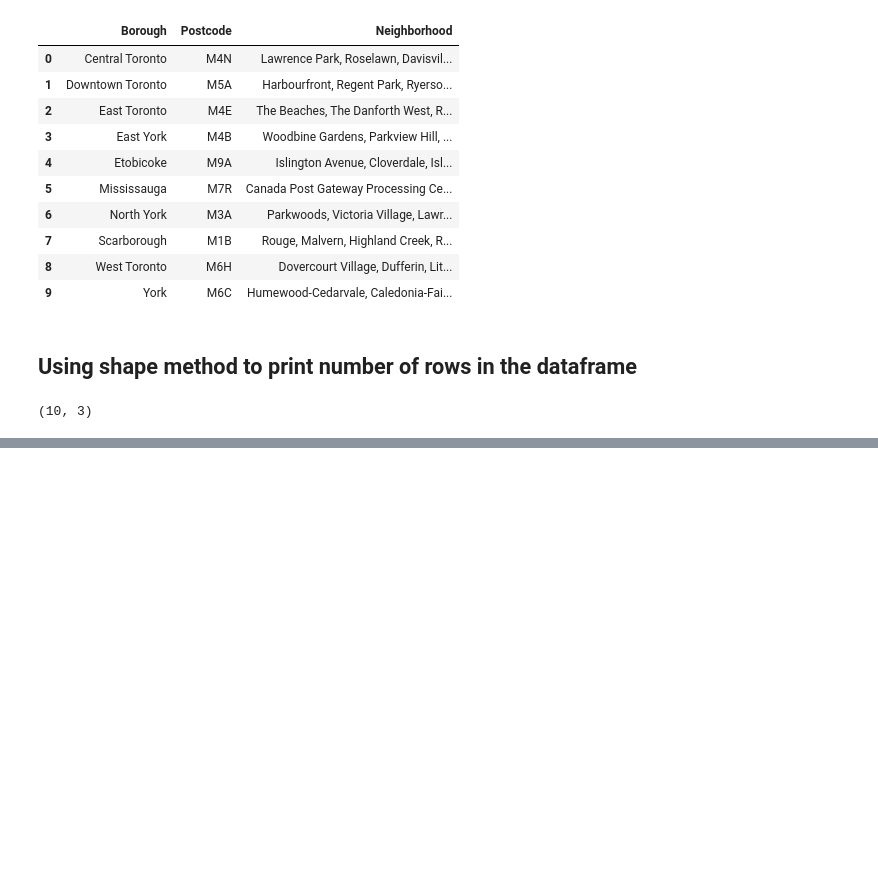
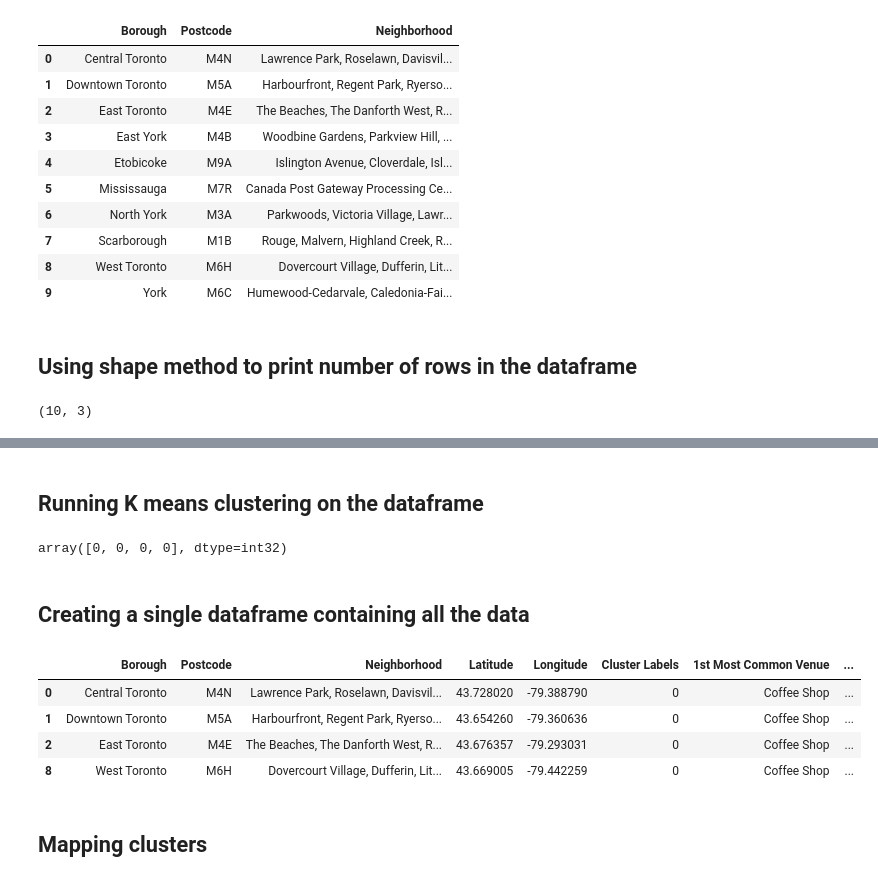
Before and after one commit to virendhanwani/Coursera_Capstone, a Jupyter notebook: Week3_assignment.ipynb, the cells around one changed output, grey strips where cells are left out. Cells and saved outputs as stored; diff of their text form; code cells hidden in the pictures; blank space fills up the shorter version.

```diff
--- a/Week3_assignment.ipynb
+++ b/Week3_assignment.ipynb
@@ -54,0 +280,21 @@ df.shape
+# %%
+num_top_venues = 10
+
+indicators = ['st', 'nd', 'rd']
+
+# create columns according to number of top venues
+columns = ['Neighborhood']
+for ind in np.arange(num_top_venues):
+    try:
+        columns.append('{}{} Most Common Venue'.format(ind+1, indicators[ind]))
+    except:
+        columns.append('{}th Most Common Venue'.format(ind+1))
+
+# create a new dataframe
+neighborhoods_venues_sorted = pd.DataFrame(columns=columns)
+neighborhoods_venues_sorted['Neighborhood'] = toronto_grouped['Neighborhood']
+
+for ind in np.arange(toronto_grouped.shape[0]):
+    neighborhoods_venues_sorted.iloc[ind, 1:] = return_most_common_venues(toronto_grouped.iloc[ind, :], num_top_venues)
+
+neighborhoods_venues_sorted.head()
@@ -54,0 +307,35 @@ df.shape
+# %% [markdown]
+## Running K means clustering on the dataframe
+# %%
+# set number of clusters
+kclusters = 4
+
+toronto_grouped_clustering = toronto_grouped.drop('Neighborhood', 1)
+
+# run k-means clustering
+kmeans = KMeans(n_clusters=kclusters, random_state=0).fit(toronto_grouped_clustering)
+
+# check cluster labels generated for each row in the dataframe
+kmeans.labels_[0:10]
+# %% [output]
+array([0, 0, 0, 0], dtype=int32)
+# %% [markdown]
+## Creating a single dataframe containing all the data
+# %%
+# add clustering labels
+neighborhoods_venues_sorted.insert(0, 'Cluster Labels', kmeans.labels_)
+
+toronto_merged = toronto_df
+
+# merge toronto_grouped with toronto_data to add latitude/longitude for each neighborhood
+toronto_merged = toronto_merged.join(neighborhoods_venues_sorted.set_index('Neighborhood'), on='Neighborhood')
+
+toronto_merged.head() # check the last columns!
+# %% [output]
+|  | Borough | Postcode | Neighborhood | Latitude | Longitude | Cluster Labels | 1st Most Common Venue | ... |
+| 0 | Central Toronto | M4N | Lawrence Park, Roselawn, Davisvil... | 43.728020 | -79.388790 | 0 | Coffee Shop | ... |
+| 1 | Downtown Toronto | M5A | Harbourfront, Regent Park, Ryerso... | 43.654260 | -79.360636 | 0 | Coffee Shop | ... |
+| 2 | East Toronto | M4E | The Beaches, The Danforth West, R... | 43.676357 | -79.293031 | 0 | Coffee Shop | ... |
+| 8 | West Toronto | M6H | Dovercourt Village, Dufferin, Lit... | 43.669005 | -79.442259 | 0 | Coffee Shop | ... |
+# %% [markdown]
+## Mapping clusters
```
Also changed, not shown: parts of 33 cells of this notebook.
